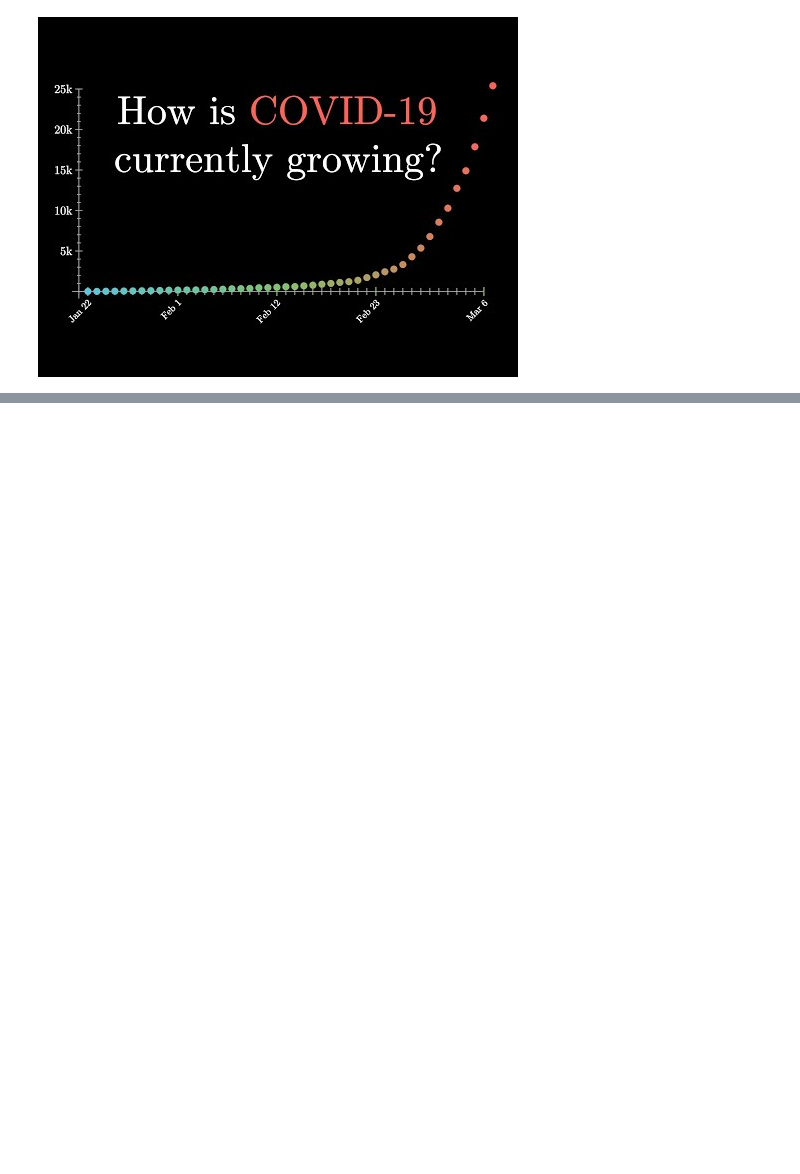
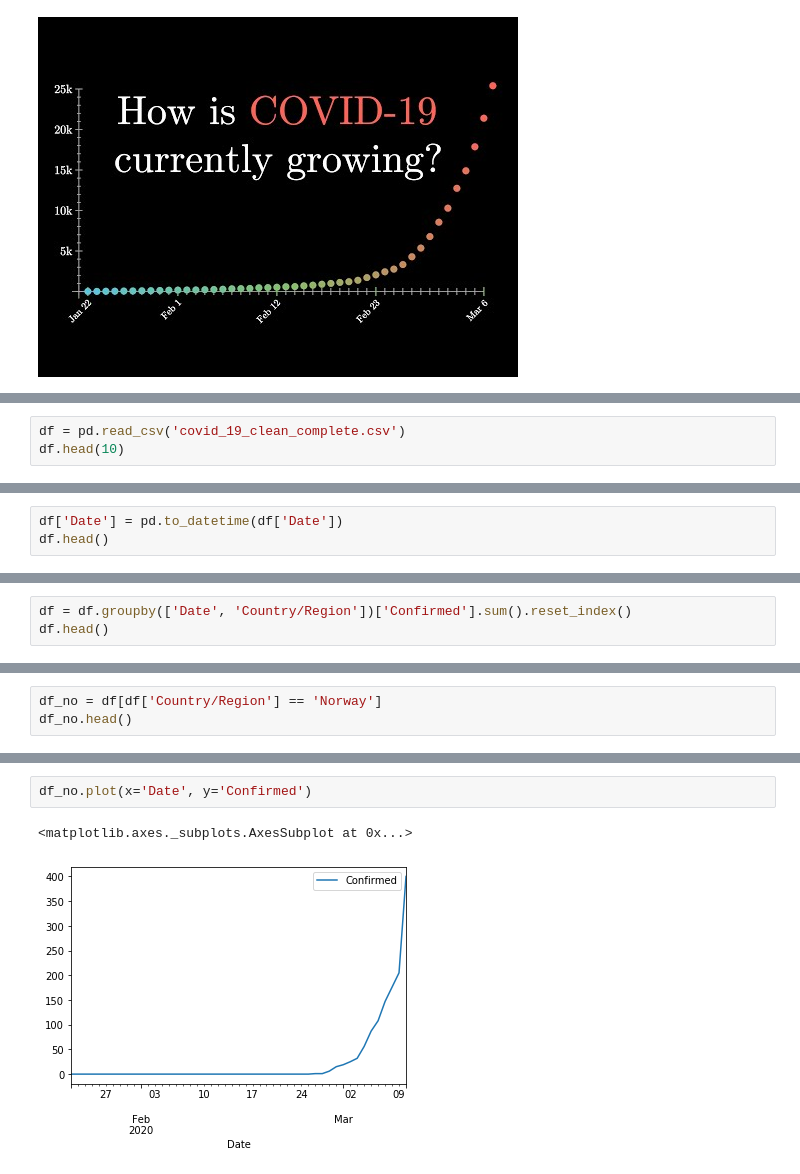
Before and after one commit to mareis/ProMod-1920, a Jupyter notebook: 01_Undervisningsnotater/8.-Differensiallikninger/Innlevering.ipynb, the cells around one changed output, grey strips where cells are left out. Drawn from its saved outputs; the diff is of its cells as text; blank space fills up the shorter version.

```diff
--- a/01_Undervisningsnotater/8.-Differensiallikninger/Innlevering.ipynb
+++ b/01_Undervisningsnotater/8.-Differensiallikninger/Innlevering.ipynb
@@ -58,0 +65,3 @@ Se 02_Populasjonsmodeller for tips til Eulers metode.
+# %%
+df = pd.read_csv('covid_19_clean_complete.csv')
+df.head(10)
@@ -58,0 +80,3 @@ Se 02_Populasjonsmodeller for tips til Eulers metode.
+# %%
+df['Date'] = pd.to_datetime(df['Date'])
+df.head()
@@ -58,0 +90,3 @@ Se 02_Populasjonsmodeller for tips til Eulers metode.
+# %%
+df = df.groupby(['Date', 'Country/Region'])['Confirmed'].sum().reset_index()
+df.head()
@@ -58,0 +100,3 @@ Se 02_Populasjonsmodeller for tips til Eulers metode.
+# %%
+df_no = df[df['Country/Region'] == 'Norway']
+df_no.head()
@@ -58,0 +110,5 @@ Se 02_Populasjonsmodeller for tips til Eulers metode.
+# %%
+df_no.plot(x='Date', y='Confirmed')
+# %% [output]
+<matplotlib.axes._subplots.AxesSubplot at 0x...>
+[figure, added]
```
Also changed, not shown: parts of 8 cells of this notebook.
